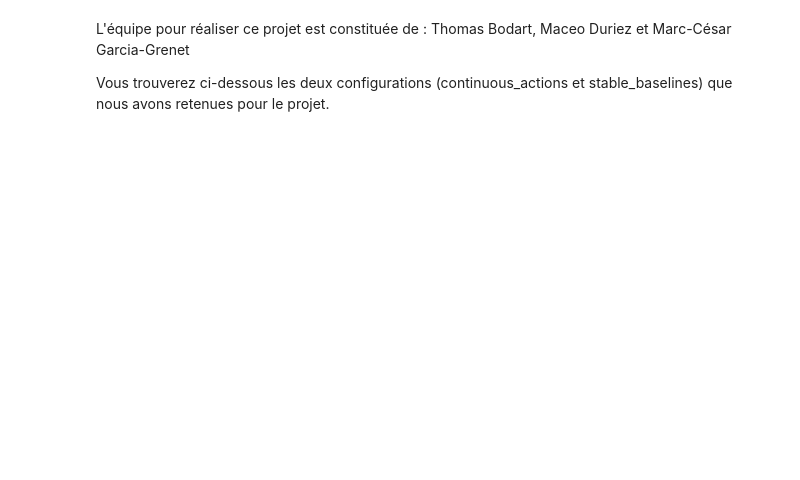
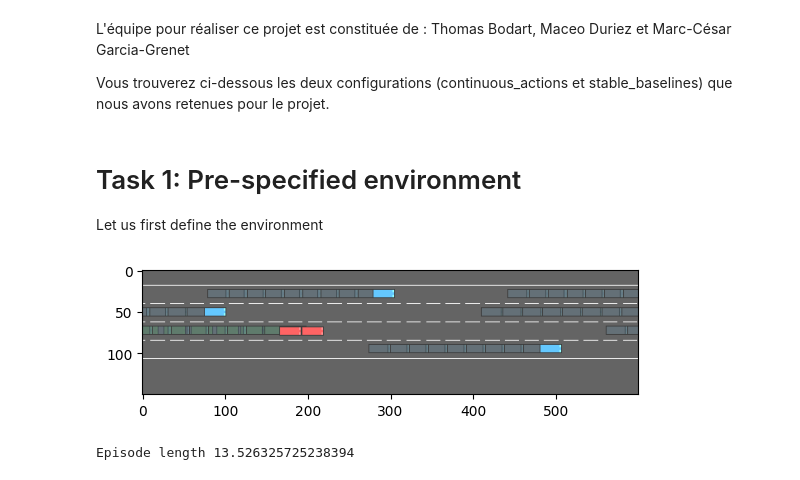
Before and after one commit to Bodartofficiel/rl-2024-2025, a Jupyter notebook: Projet/RL_project.ipynb, the cells around one changed output. Saved outputs shown, nothing was run; the diff lists cells and outputs as text; code cells hidden in the pictures; blank space fills up the shorter version.

Commit message:
first task with simple DQN

```diff
--- a/Projet/RL_project.ipynb
+++ b/Projet/RL_project.ipynb
@@ -5,7 +94,7 @@ Vous trouverez ci-dessous les deux configurations (continuous_actions et stable_
+# %% [markdown]
+# Task 1: Pre-specified environment
+Let us first define the environment
 # %%
-import gymnasium
-import highway_env
-from matplotlib import pyplot as plt
 
 config_dict = {
     "observation": {
@@ -29,37 +118,34 @@ config_dict = {
     "vehicles_count": 15,
     "duration": 60,  # [s]
     "initial_spacing": 0,
     "collision_reward": -1,  # The reward received when colliding with a vehicle.
     "right_lane_reward": 0.5,  # The reward received when driving on the right-most lanes, linearly mapped to
     # zero for other lanes.
     "high_speed_reward": 0.1,  # The reward received when driving at full speed, linearly mapped to zero for
     # lower speeds according to config["reward_speed_range"].
     "lane_change_reward": 0,
     "reward_speed_range": [
         20,
         30,
     ],  # [m/s] The reward for high speed is mapped linearly from this range to [0, HighwayEnv.HIGH_SPEED_REWARD].
     "simulation_frequency": 5,  # [Hz]
     "policy_frequency": 1,  # [Hz]
     "other_vehicles_type": "highway_env.vehicle.behavior.IDMVehicle",
     "screen_width": 600,  # [px]
     "screen_height": 150,  # [px]
     "centering_position": [0.3, 0.5],
     "scaling": 5.5,
     "show_trajectories": True,
     "render_agent": True,
     "offscreen_rendering": False,
     "disable_collision_checks": True,
 }
 
-
 env = gym.make("highway-fast-v0", render_mode="rgb_array", config = config_dict)
 env.reset()
 
-for _ in range(100):
-    action = env.action_space.sample()
-    obs, reward, done, truncated, info = env.step(action)
-    env.render()
 
-plt.imshow(env.render())
-env.close()
+run_one_episode(env, RandomAgent(env.observation_space, env.action_space))
+# %% [output]
+[figure, added]
+Episode length 13.526325725238394
```
Also changed, not shown: parts of 13 cells of this notebook.
